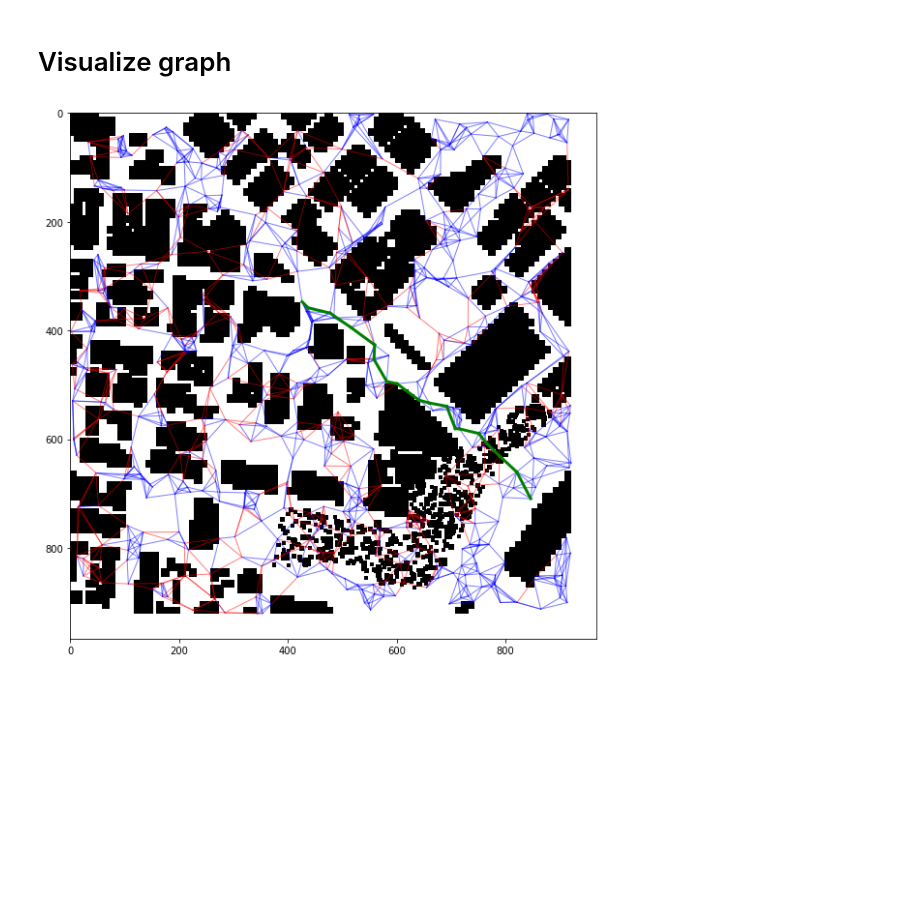
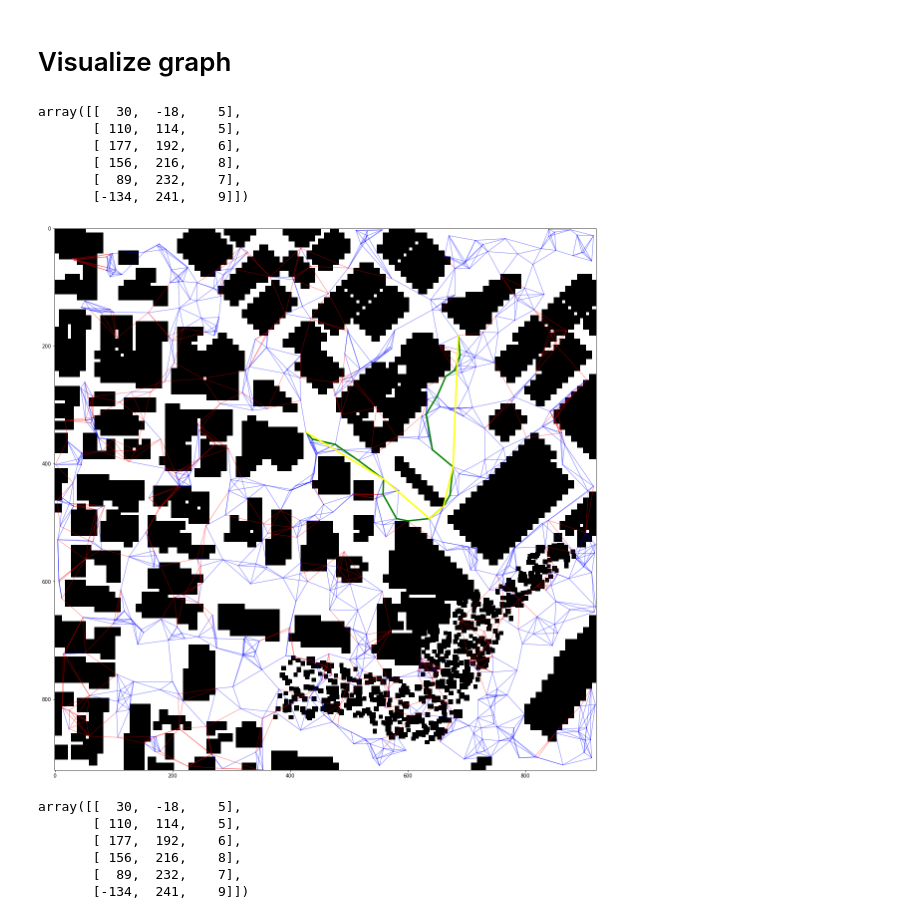
Before and after one commit to tomek-l/FCND-Motion-Planning, a Jupyter notebook: Planning Pipeline.ipynb, the cells around one changed output. Saved outputs shown, nothing was run; the diff lists cells and outputs as text; code cells hidden in the pictures; blank space fills up the shorter version.

```diff
--- a/Planning Pipeline.ipynb
+++ b/Planning Pipeline.ipynb
@@ -43,6 +51,6 @@ def sample_points(data, polygons, n_points=100, z_limit=10):
 # %%
 data = load_data('colliders.csv')
 obstacles = extract_polygons(data)
-points = sample_points(data, obstacles, 300, z_limit=2)
+points = sample_points(data, obstacles, 300, (2,5))
 len(points)
 # %% [output]
@@ -88,13 +96,29 @@ def prune_graph(graph, obstacles, copy_graph=True):
             graph.remove_edge(p1, p2)
 
     return graph
+
+def prune_path(path, polygons):
+    pth = np.array(path, copy=True)
+    i = 0
+    l = len(path)
+    idx_to_keep = list(range(l))
+    print(l)
+    while i<l-2:
+        print(i)
+        st = path[i]
+        while (i<l-2 and not collision(st, path[i+2], polygons)):
+            print(i)
+            idx_to_keep.remove(i+1)
+            i+=1
+        i+=1
+    return pth[idx_to_keep]
 # %% [markdown]
 # Creating collision-free graph
 # %%
 data = load_data('colliders.csv')
 obstacles = extract_polygons(data)
 np.random.seed(420)
-points = sample_points(data, obstacles, 1000, 5)
+points = sample_points(data, obstacles, 1000, (5,10))
 graph, kd_tree = create_graph(points, bf=5, return_tree=True)
 pruned_graph = prune_graph(graph, obstacles, copy_graph=True)
 # graph = prune_graph(graph, obstacles, copy_graph=False)
@@ -104,9 +128,6 @@ len(points)
 # %% [markdown]
 # A* search
 # %%
-start = (0,0,5)
-goal = (400,400,5)
-
 # find nodes closest to start and goal
 (d1,d2),(s_idx,g_idx) = kd_tree.query([start, goal])
 
@@ -118,5 +139,5 @@ assert goal_node in graph
 assert d1 < 50
 assert d2 < 50
 
-path = nx.algorithms.shortest_paths.astar.astar_path(graph, start_node, goal_node)
-#TODO: straighten path
+path = nx.algorithms.shortest_paths.astar.astar_path(pruned_graph, start_node, goal_node)
+pruned_path = prune_path(path, obstacles)
@@ -125,27 +167,54 @@ path = nx.algorithms.shortest_paths.astar.astar_path(graph, start_node, goal_nod
 # %%
 from planning_utils import create_grid
 grid, offset_x, offset_y = create_grid(data, 5, 2)
+# %%
+pruned_path.astype(np.int)
+# %% [output]
+array([[  30,  -18,    5],
+       [ 110,  114,    5],
+       [ 177,  192,    6],
+       [ 156,  216,    8],
+       [  89,  232,    7],
+       [-134,  241,    9]])
 # %%
-plt.figure(figsize=(10,10))
+plt.figure(figsize=(20,20))
 
 plt.imshow(grid, cmap='gray_r')
 
 for (n1, n2) in graph.edges:
 
     color = 'blue' if (n1, n2) in pruned_graph.edges else 'red'
     plt.plot([n1[1]-offset_y, n2[1]-offset_y],
              [n1[0]-offset_x, n2[0]-offset_x],
              color,
              linewidth=1,
              alpha=0.5)
 
 for i in range(0, len(path)-1):
     plt.plot(
         [path[i+1][1]-offset_y, path[i][1]-offset_y],
         [path[i+1][0]-offset_x, path[i][0]-offset_x],
         'green',
         linewidth=3,
         alpha=1
     )
+
+for i in range(0, len(pruned_path)-1):
+    plt.plot(
+        [pruned_path[i+1][1]-offset_y, pruned_path[i][1]-offset_y],
+        [pruned_path[i+1][0]-offset_x, pruned_path[i][0]-offset_x],
+        'yellow',
+        linewidth=3,
+        alpha=1
+    )
 # %% [output]
-[figure, old version]
+[figure, new version]
+# %%
+pruned_path
+# %% [output]
+array([[  30,  -18,    5],
+       [ 110,  114,    5],
+       [ 177,  192,    6],
+       [ 156,  216,    8],
+       [  89,  232,    7],
+       [-134,  241,    9]])
```
Also changed, not shown: parts of 5 cells of this notebook, 2 other files.
